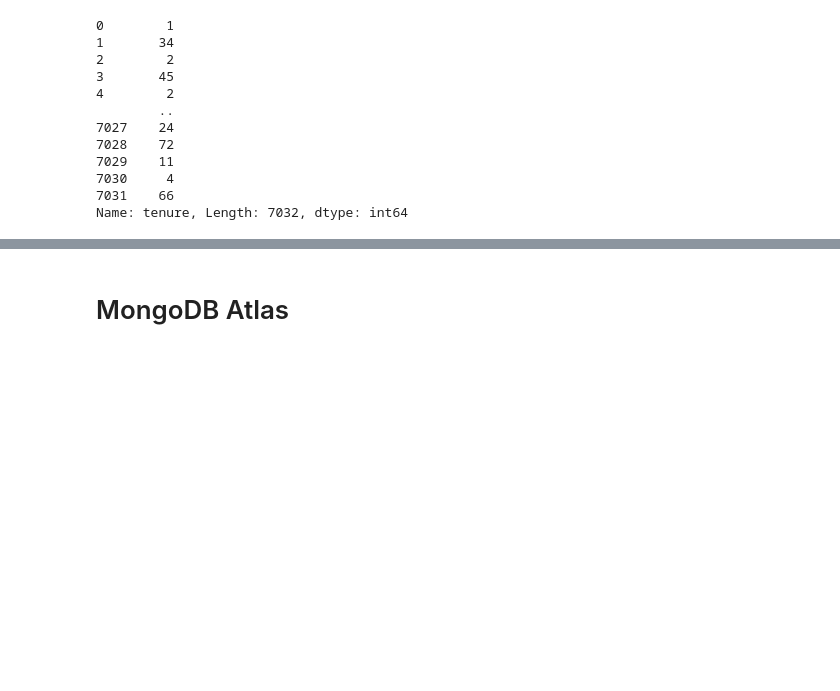
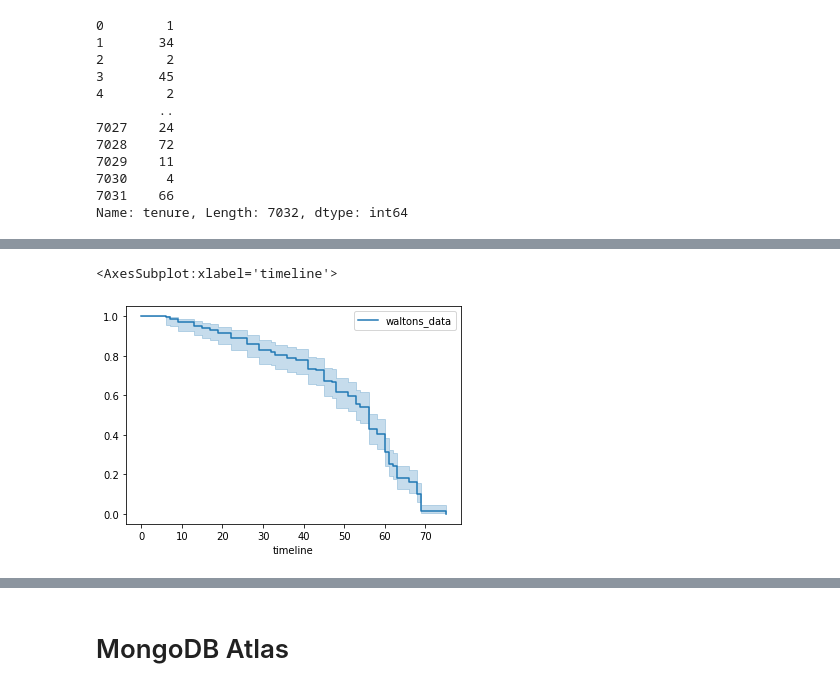
Before and after one commit to CarlosThomasPz/clases_data_082020, a Jupyter notebook: w5_d5 - Time_Series_RecSyS, Survival Analysis.ipynb, the cells around one changed output, grey strips where cells are left out. Cells and saved outputs as stored; diff of their text form; code cells hidden in the pictures; blank space fills up the shorter version.

```diff
--- a/w5_d5 - Time_Series_RecSyS, Survival Analysis.ipynb
+++ b/w5_d5 - Time_Series_RecSyS, Survival Analysis.ipynb
@@ -721,3 +785,13 @@ rates.iplot(kind='line', xTitle='Permanencia(meses)', yTitle='Tasa de retencion'
             title='Tasa de retencion por contrato y permanencia')
 # %% [output]
 [interactive output not drawn]
+# %%
+from lifelines import KaplanMeierFitter
+from lifelines.datasets import load_waltons
+waltons = load_waltons()
+kmf = KaplanMeierFitter(label="waltons_data")
+kmf.fit(waltons['T'], waltons['E'])
+kmf.plot()
+# %% [output]
+<AxesSubplot:xlabel='timeline'>
+[figure, added]
```
Also changed, not shown: parts of 26 cells of this notebook.
